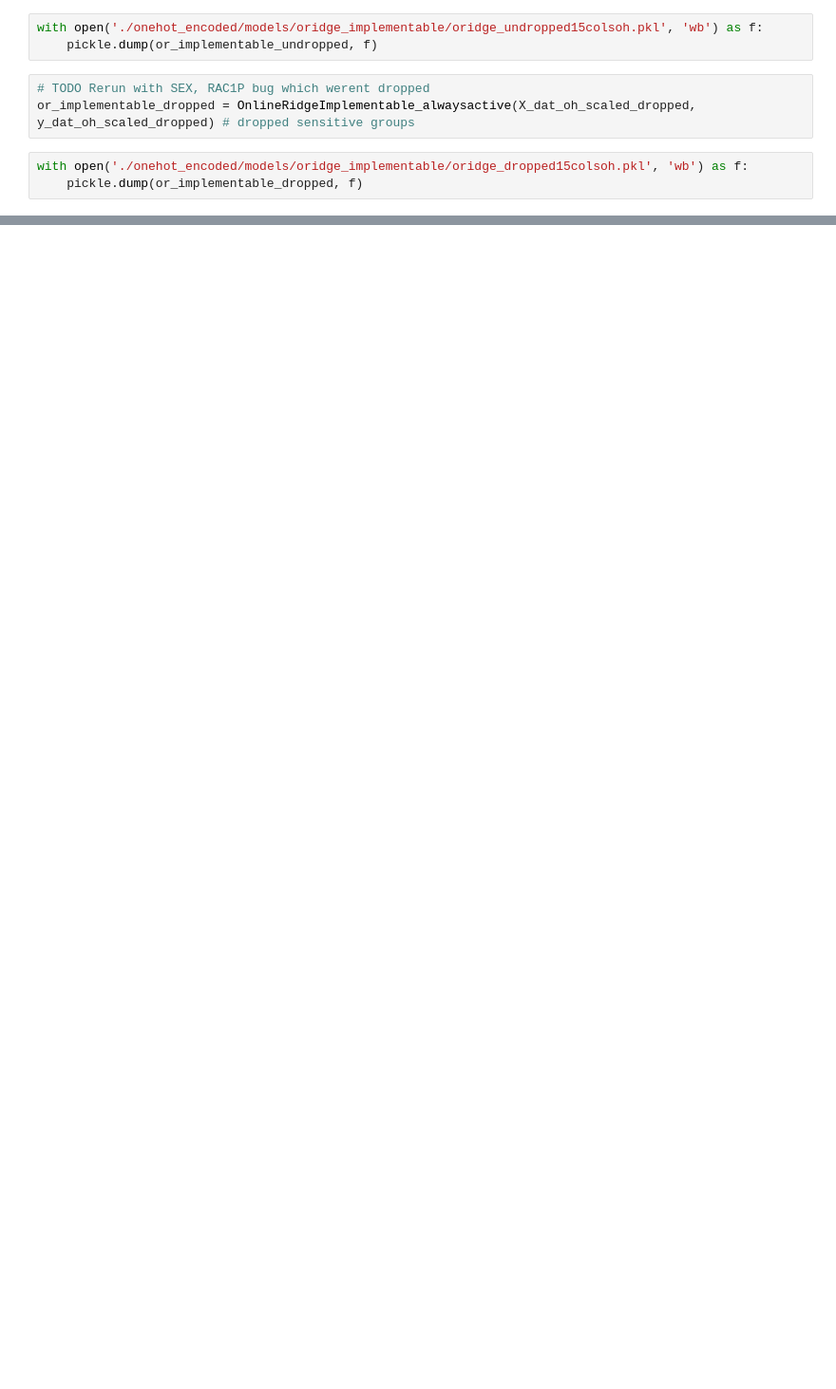
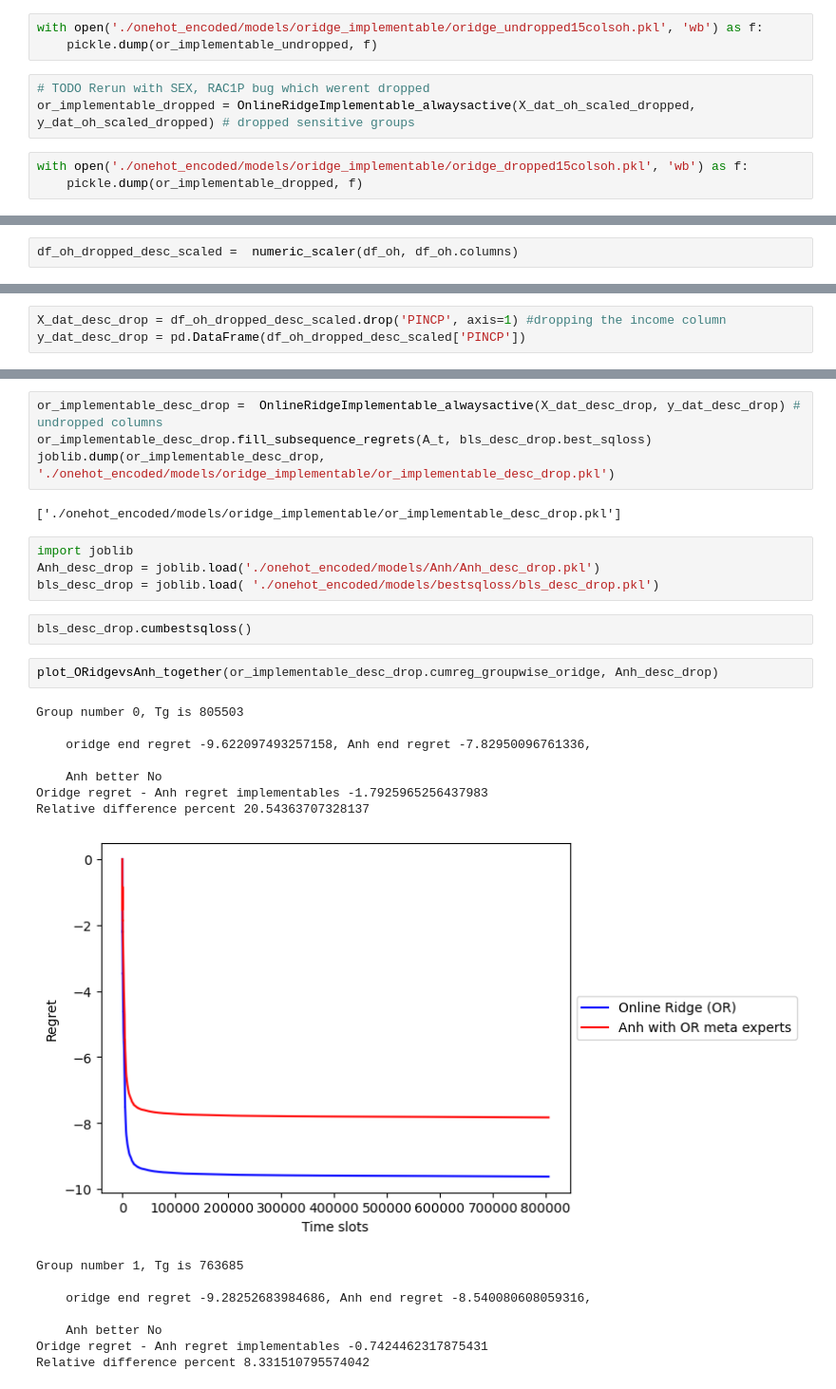
Before and after one commit to krishnacharya/multidecomp, a Jupyter notebook: 2buildmodels_withonehotencoding.ipynb, the cells around one changed output, grey strips where cells are left out. Shown at 95% size. Drawn from its saved outputs; the diff is of its cells as text; blank space fills up the shorter version.

```diff
--- a/2buildmodels_withonehotencoding.ipynb
+++ b/2buildmodels_withonehotencoding.ipynb
@@ -462,0 +751,2 @@ Anh is 50.6786585363582 % smaller than Oridge regret
+# %%
+df_oh_dropped_desc_scaled =  numeric_scaler(df_oh, df_oh.columns)
@@ -462,0 +761,3 @@ Anh is 50.6786585363582 % smaller than Oridge regret
+# %%
+X_dat_desc_drop = df_oh_dropped_desc_scaled.drop('PINCP', axis=1) #dropping the income column
+y_dat_desc_drop = pd.DataFrame(df_oh_dropped_desc_scaled['PINCP'])
@@ -462,0 +791,30 @@ Anh is 50.6786585363582 % smaller than Oridge regret
+# %%
+or_implementable_desc_drop =  OnlineRidgeImplementable_alwaysactive(X_dat_desc_drop, y_dat_desc_drop) # undropped columns
+or_implementable_desc_drop.fill_subsequence_regrets(A_t, bls_desc_drop.best_sqloss)
+joblib.dump(or_implementable_desc_drop, './onehot_encoded/models/oridge_implementable/or_implementable_desc_drop.pkl')
+# %% [output]
+['./onehot_encoded/models/oridge_implementable/or_implementable_desc_drop.pkl']
+# %%
+import joblib
+Anh_desc_drop = joblib.load('./onehot_encoded/models/Anh/Anh_desc_drop.pkl')
+bls_desc_drop = joblib.load( './onehot_encoded/models/bestsqloss/bls_desc_drop.pkl')
+# %%
+bls_desc_drop.cumbestsqloss()
+# %%
+plot_ORidgevsAnh_together(or_implementable_desc_drop.cumreg_groupwise_oridge, Anh_desc_drop)
+# %% [output]
+Group number 0, Tg is 805503
+
+    oridge end regret -9.622097493257158, Anh end regret -7.82950096761336,
+
+    Anh better No
+Oridge regret - Anh regret implementables -1.7925965256437983
+Relative difference percent 20.54363707328137
+[figure, added]
+Group number 1, Tg is 763685
+
+    oridge end regret -9.28252683984686, Anh end regret -8.540080608059316,
+
+    Anh better No
+Oridge regret - Anh regret implementables -0.7424462317875431
+Relative difference percent 8.331510795574042
```
Also changed, not shown: parts of 126 cells of this notebook.
